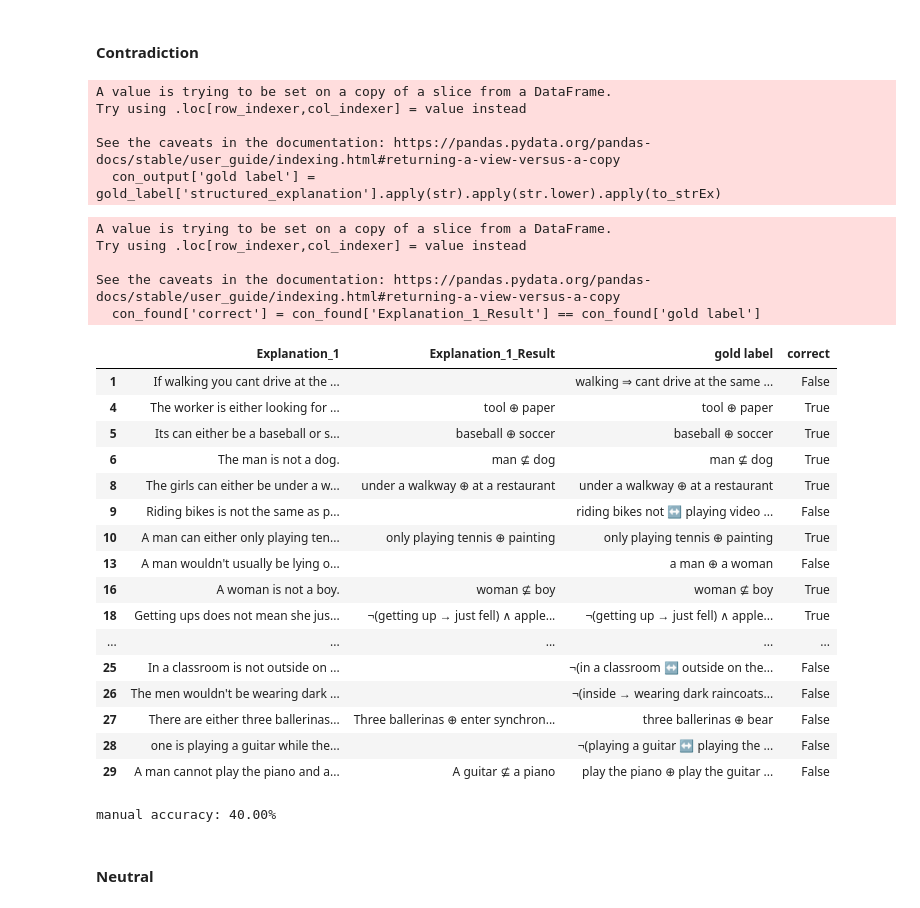
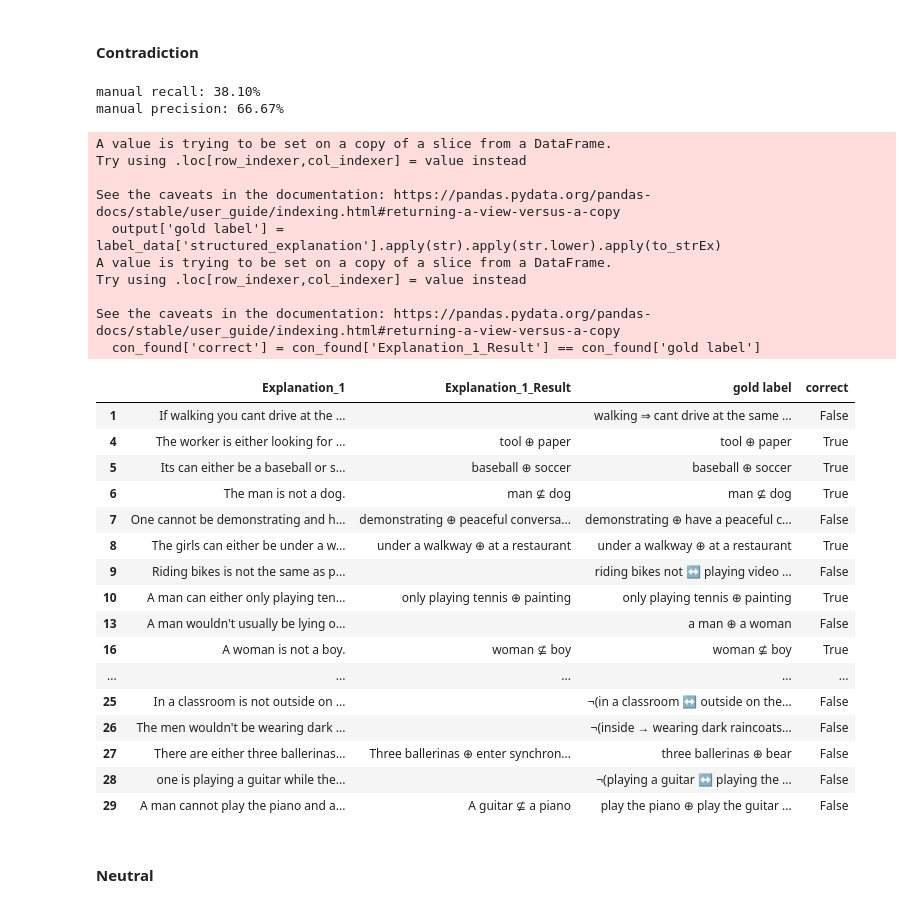
Before and after one commit to ceciliaiacometta/Structured-e-SNLI, a Jupyter notebook: quality_test.ipynb, the cells around one changed output. Drawn from its saved outputs; the diff is of its cells as text; code cells hidden in the pictures.

```diff
--- a/quality_test.ipynb
+++ b/quality_test.ipynb
@@ -35,5 +35,24 @@ def to_strEx(text: str) -> StructuredExplanation:
 to_strEx("¬(car → vehicle) ∧ cat ⊆ animal") == se1
 # %% [output]
 True
+# %%
+def run_eval(eval_data, label_data, patterns, label, highlights=True):
+
+    get_highlights = lambda n, r: ast.literal_eval(r[f'Sentence1_Highlighted_Ordered_{n}']) + ast.literal_eval(r[f'Sentence2_Highlighted_Ordered_{n}'])
+    apply_patterns = lambda n, x: [se for se in [pattern(nlp(x[f'Explanation_{n}']), get_highlights(n, x) if highlights else []) for pattern in patterns] if se.relationship != '']
+    concat = lambda x: AbstractPattern.concatenate_explanations(x)
+
+    results = eval_data[eval_data["gold_label"] == label].copy()
+
+    results['Explanation_1_Result'] = results.apply(partial(apply_patterns, 1), axis=1).apply(concat)
+
+    output = results[[
+        'Explanation_1', 'Explanation_1_Result'
+    ]]
+
+    output['gold label'] = label_data['structured_explanation'].apply(str).apply(str.lower).apply(to_strEx)
+
+    output.reset_index(drop=True, inplace=True)
+    return output
 # %% [markdown]
 #### Entailment
@@ -102,19 +104,0 @@ concat = lambda x: AbstractPattern.concatenate_explanations(x)
-# %%
-
-con_results = eval_data[eval_data["gold_label"] == "contradiction"].copy()
-
-con_results['Explanation_1_Result'] = con_results.apply(partial(apply_patterns, 1), axis=1).apply(concat)
-
-con_output = con_results[[
-    'Explanation_1', 'Explanation_1_Result'
-]]
-
-con_output['gold label'] = gold_label['structured_explanation'].apply(str).apply(str.lower).apply(to_strEx)
-
-con_output.reset_index(drop=True, inplace=True)
-# %% [output]
-A value is trying to be set on a copy of a slice from a DataFrame.
-Try using .loc[row_indexer,col_indexer] = value instead
-
-See the caveats in the documentation: https://pandas.pydata.org/pandas-docs/stable/user_guide/indexing.html#returning-a-view-versus-a-copy
-  con_output['gold label'] = gold_label['structured_explanation'].apply(str).apply(str.lower).apply(to_strEx)
@@ -121,33 +107,43 @@ See the caveats in the documentation: https://pandas.pydata.org/pandas-docs/stab
 # %%
+con_output = run_eval(eval_data, gold_label, patterns, "contradiction", True)
 con_found = con_output[con_output['gold label'].apply(bool)]
 con_found['correct'] = con_found['Explanation_1_Result'] == con_found['gold label']
+
+recall = sum(con_found['correct'])/len(con_found)
+precision = sum(con_found['correct'])/sum(con_found['Explanation_1_Result'].apply(bool))
+print(f"manual recall: {recall*100:.2f}%")
+print(f"manual precision: {precision*100:.2f}%")
+
 display(con_found)
-
-accuracy = sum(con_found['correct'])/len(con_found)
-print(f"manual accuracy: {accuracy*100:.2f}%")
 # %% [output]
-A value is trying to be set on a copy of a slice from a DataFrame.
-Try using .loc[row_indexer,col_indexer] = value instead
-
-See the caveats in the documentation: https://pandas.pydata.org/pandas-docs/stable/user_guide/indexing.html#returning-a-view-versus-a-copy
-  con_found['correct'] = con_found['Explanation_1_Result'] == con_found['gold label']
+manual recall: 38.10%
+manual precision: 66.67%
+A value is trying to be set on a copy of a slice from a DataFrame.
+Try using .loc[row_indexer,col_indexer] = value instead
+
+See the caveats in the documentation: https://pandas.pydata.org/pandas-docs/stable/user_guide/indexing.html#returning-a-view-versus-a-copy
+  output['gold label'] = label_data['structured_explanation'].apply(str).apply(str.lower).apply(to_strEx)
+A value is trying to be set on a copy of a slice from a DataFrame.
+Try using .loc[row_indexer,col_indexer] = value instead
+
+See the caveats in the documentation: https://pandas.pydata.org/pandas-docs/stable/user_guide/indexing.html#returning-a-view-versus-a-copy
+  con_found['correct'] = con_found['Explanation_1_Result'] == con_found['gold label']
 |  | Explanation_1 | Explanation_1_Result | gold label | correct |
 | 1 | If walking you cant drive at the ... |  | walking ⇒ cant drive at the same ... | False |
 | 4 | The worker is either looking for ... | tool ⊕ paper | tool ⊕ paper | True |
 | 5 | Its can either be a baseball or s... | baseball ⊕ soccer | baseball ⊕ soccer | True |
 | 6 | The man is not a dog. | man ⊈ dog | man ⊈ dog | True |
+| 7 | One cannot be demonstrating and h... | demonstrating ⊕ peaceful conversa... | demonstrating ⊕ have a peaceful c... | False |
 | 8 | The girls can either be under a w... | under a walkway ⊕ at a restaurant | under a walkway ⊕ at a restaurant | True |
 | 9 | Riding bikes is not the same as p... |  | riding bikes not ↔ playing video ... | False |
 | 10 | A man can either only playing ten... | only playing tennis ⊕ painting | only playing tennis ⊕ painting | True |
 | 13 | A man wouldn't usually be lying o... |  | a man ⊕ a woman | False |
 | 16 | A woman is not a boy. | woman ⊈ boy | woman ⊈ boy | True |
-| 18 | Getting ups does not mean she jus... | ¬(getting up → just fell) ∧ apple... | ¬(getting up → just fell) ∧ apple... | True |
 | ... | ... | ... | ... | ... |
 | 25 | In a classroom is not outside on ... |  | ¬(in a classroom ↔ outside on the... | False |
 | 26 | The men wouldn't be wearing dark ... |  | ¬(inside → wearing dark raincoats... | False |
 | 27 | There are either three ballerinas... | Three ballerinas ⊕ enter synchron... | three ballerinas ⊕ bear | False |
 | 28 | one is playing a guitar while the... |  | ¬(playing a guitar ↔ playing the ... | False |
 | 29 | A man cannot play the piano and a... | A guitar ⊈ a piano | play the piano ⊕ play the guitar ... | False |
-manual accuracy: 40.00%
 # %% [markdown]
 #### Neutral
```
Also changed, not shown: parts of 18 cells of this notebook, 2 other files.
